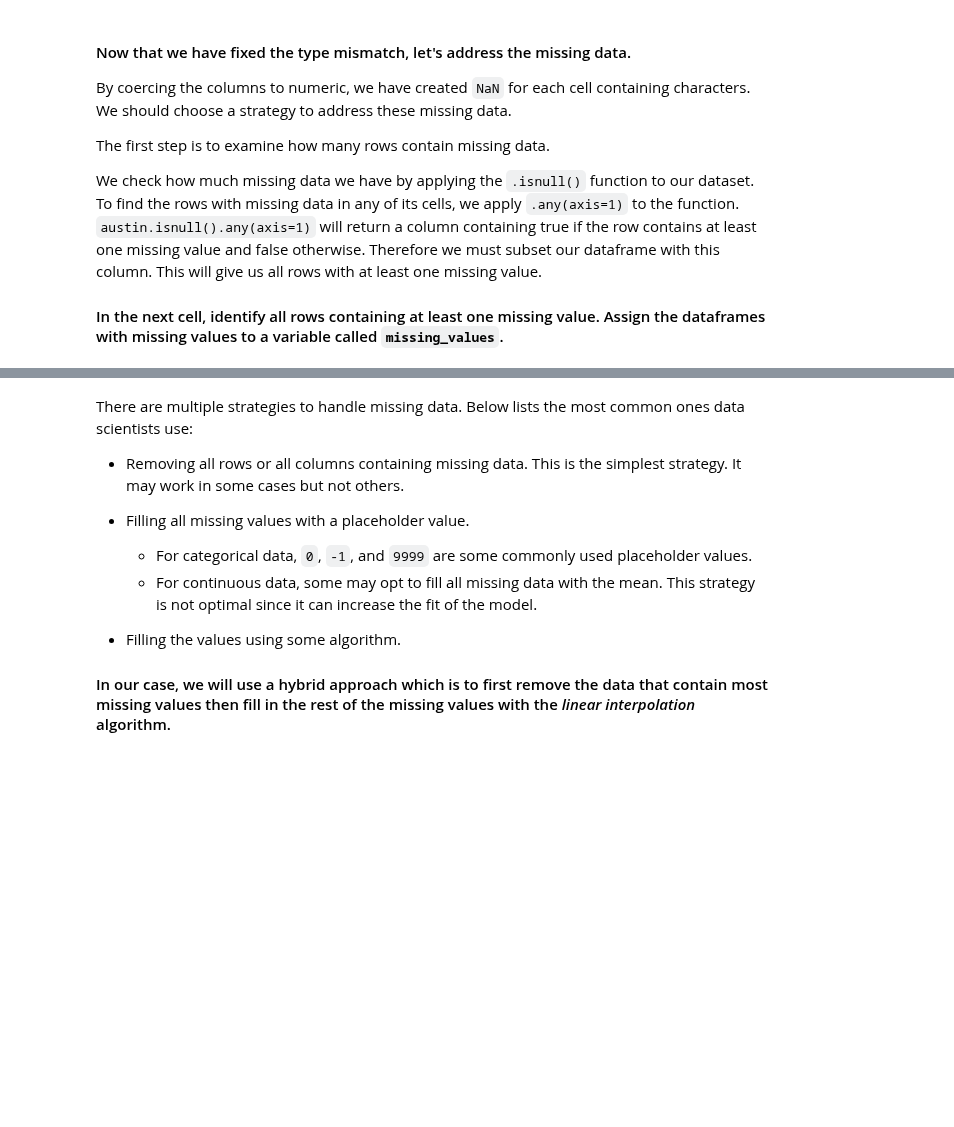
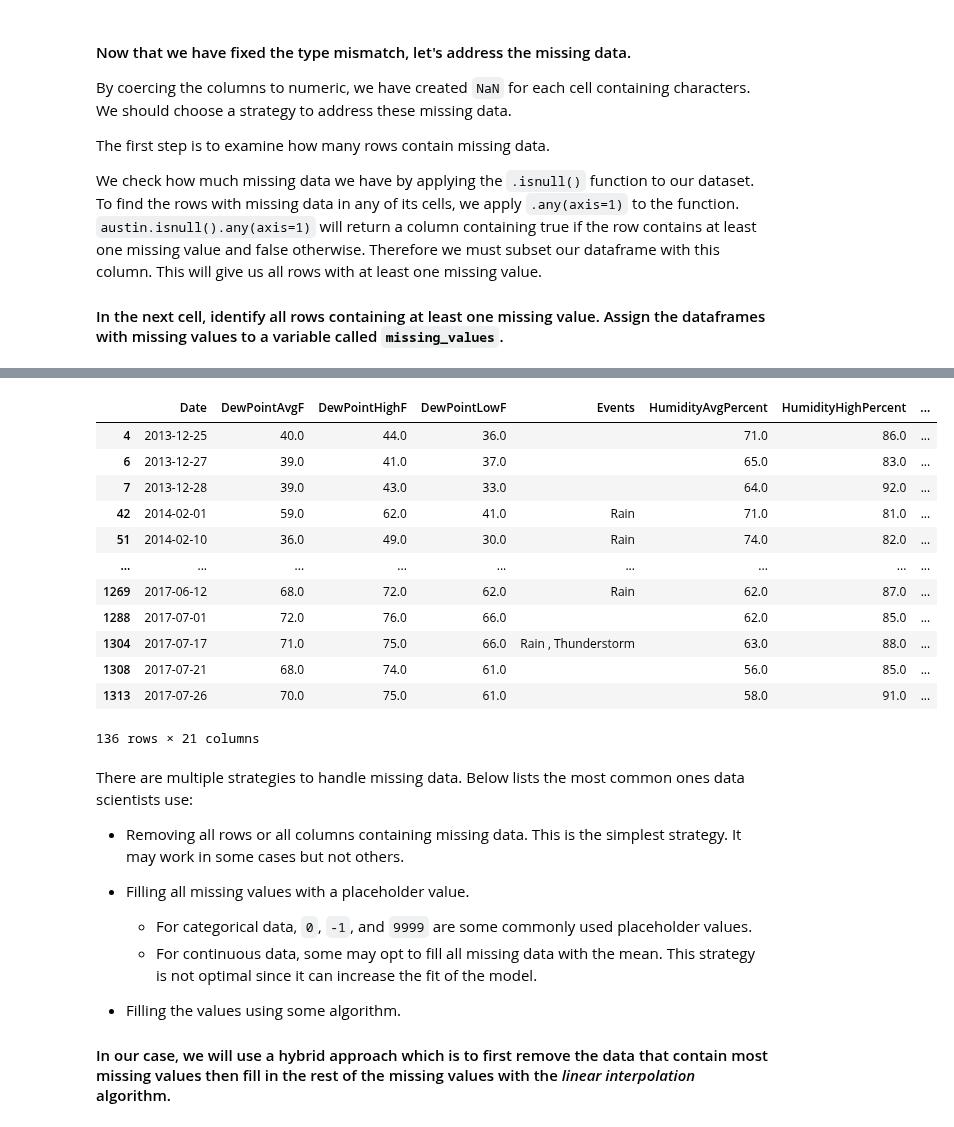
Before and after one commit to ironhack-labs/data-labs, a Jupyter notebook: module-3/lab-intro-to-ml/your-code/main.ipynb, the cells around one changed output, grey strips where cells are left out. Saved outputs shown, nothing was run; the diff lists cells and outputs as text; code cells hidden in the pictures; blank space fills up the shorter version.

```diff
--- a/module-3/lab-intro-to-ml/your-code/main.ipynb
+++ b/module-3/lab-intro-to-ml/your-code/main.ipynb
@@ -14,3 +18,5 @@
 #### First import it into a data frame called `austin`.
 # %%
 # Your code here
+austin = pd.read_csv('../austin_weather.csv')
+austin.head()
@@ -57,0 +129,7 @@ wrong_type_columns = ['DewPointHighF', 'DewPointAvgF', 'DewPointLowF', 'Humidity
+# %%
+# Your code here
+
+austin[wrong_type_columns] = austin[wrong_type_columns].apply(pd.to_numeric, errors='coerce')
+
+# for col in wrong_type_columns:
+#     austin[col] = pd.to_numeric(austin[col], errors='coerce')
@@ -76,3 +196,25 @@ We check how much missing data we have by applying the `.isnull()` function to o
+# %%
+missing_values = pd.DataFrame()
+
+for i in range(len(austin)):
+        if austin.isnull().any(axis=1)[i] == True:
+            missing_values = missing_values.append(austin.iloc[i])
+
+missing_values
+# %% [output]
+|  | Date | DewPointAvgF | DewPointHighF | DewPointLowF | Events | HumidityAvgPercent | HumidityHighPercent | ... |
+| 4 | 2013-12-25 | 40.0 | 44.0 | 36.0 |  | 71.0 | 86.0 | ... |
+| 6 | 2013-12-27 | 39.0 | 41.0 | 37.0 |  | 65.0 | 83.0 | ... |
+| 7 | 2013-12-28 | 39.0 | 43.0 | 33.0 |  | 64.0 | 92.0 | ... |
+| 42 | 2014-02-01 | 59.0 | 62.0 | 41.0 | Rain | 71.0 | 81.0 | ... |
+| 51 | 2014-02-10 | 36.0 | 49.0 | 30.0 | Rain | 74.0 | 82.0 | ... |
+| ... | ... | ... | ... | ... | ... | ... | ... | ... |
+| 1269 | 2017-06-12 | 68.0 | 72.0 | 62.0 | Rain | 62.0 | 87.0 | ... |
+| 1288 | 2017-07-01 | 72.0 | 76.0 | 66.0 |  | 62.0 | 85.0 | ... |
+| 1304 | 2017-07-17 | 71.0 | 75.0 | 66.0 | Rain , Thunderstorm | 63.0 | 88.0 | ... |
+| 1308 | 2017-07-21 | 68.0 | 74.0 | 61.0 |  | 56.0 | 85.0 | ... |
+| 1313 | 2017-07-26 | 70.0 | 75.0 | 61.0 |  | 58.0 | 91.0 | ... |
+136 rows × 21 columns
 # %% [markdown]
 There are multiple strategies to handle missing data. Below lists the most common ones data scientists use:
 
```
Also changed, not shown: parts of 23 cells of this notebook, 7 other files.
